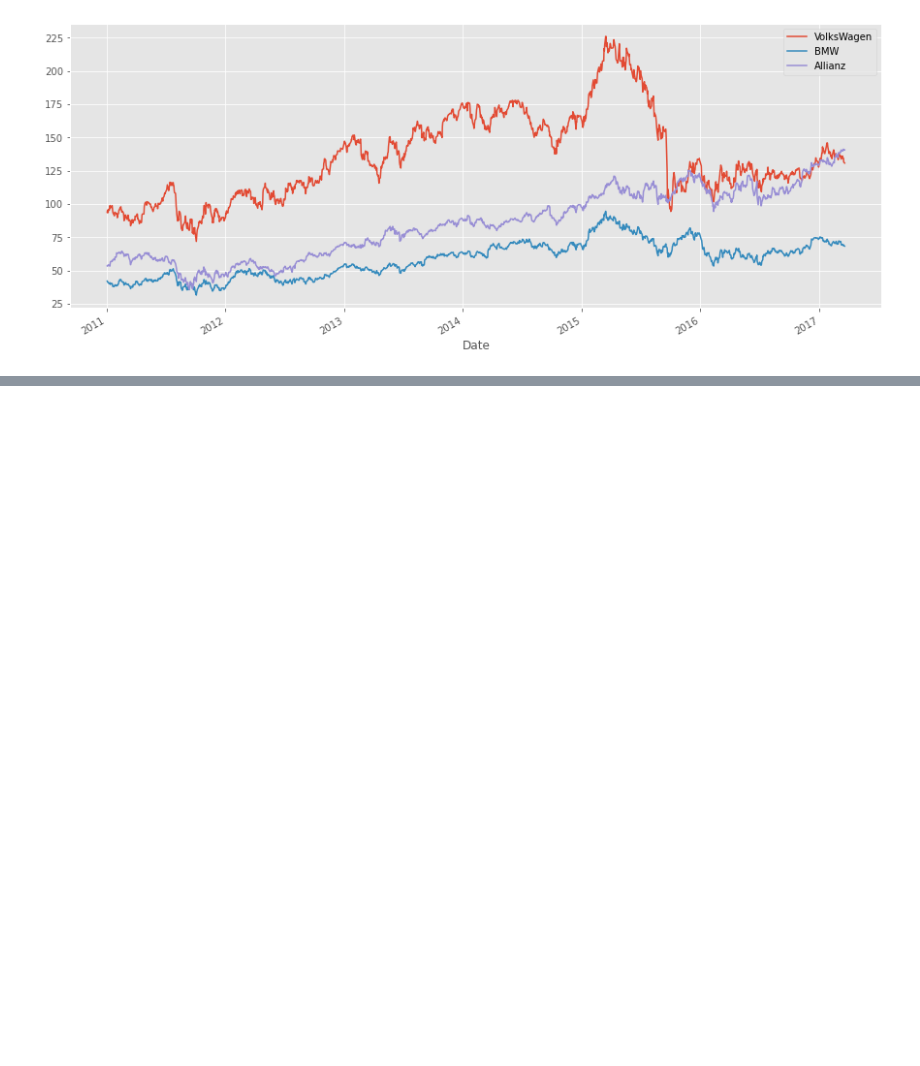
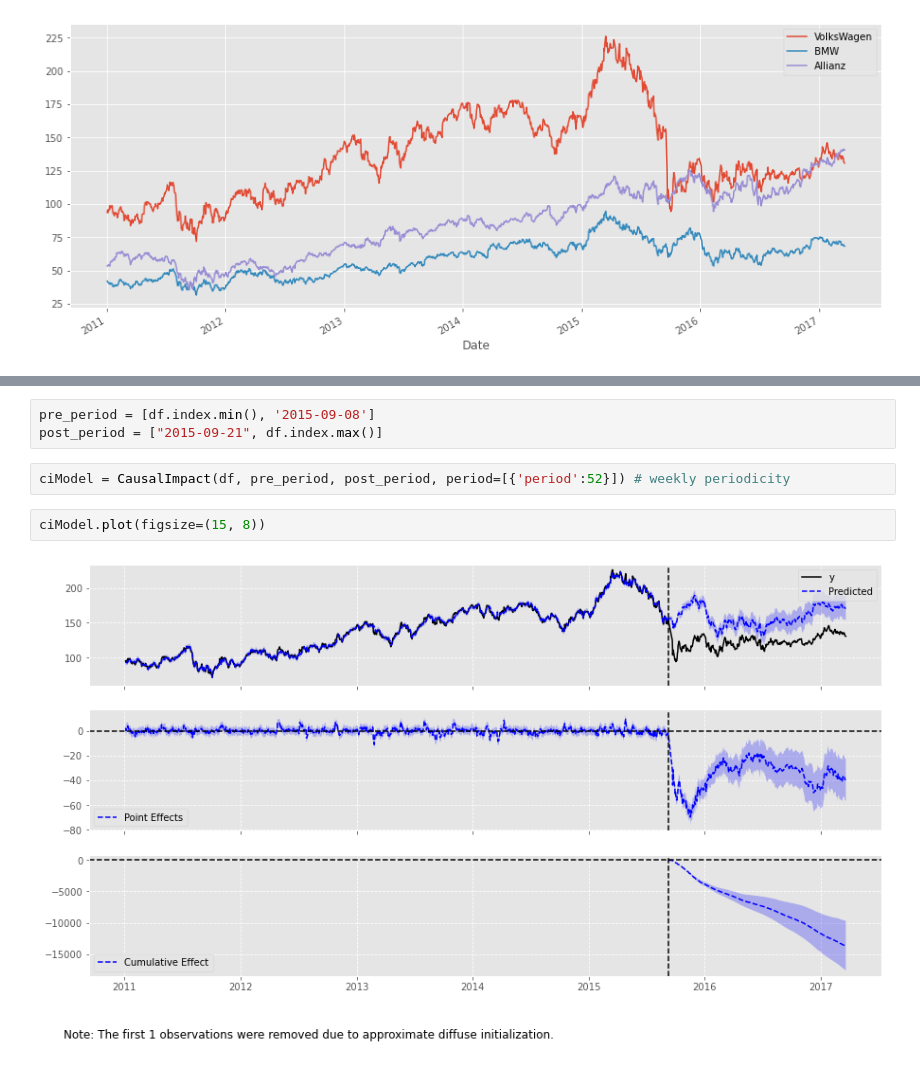
Before and after one commit to sandyherho/physComp, a Jupyter notebook: pycausal/realData.ipynb, the cells around one changed output, grey strips where cells are left out. Saved outputs shown, nothing was run; the diff lists cells and outputs as text; blank space fills up the shorter version.

```diff
--- a/pycausal/realData.ipynb
+++ b/pycausal/realData.ipynb
@@ -24,0 +64,9 @@ df.plot(figsize=(15,6));
+# %%
+pre_period = [df.index.min(), '2015-09-08']
+post_period = ["2015-09-21", df.index.max()]
+# %%
+ciModel = CausalImpact(df, pre_period, post_period, period=[{'period':52}]) # weekly periodicity
+# %%
+ciModel.plot(figsize=(15, 8))
+# %% [output]
+[figure, added]
```
Also changed, not shown: parts of 7 cells of this notebook, 3 other files.
